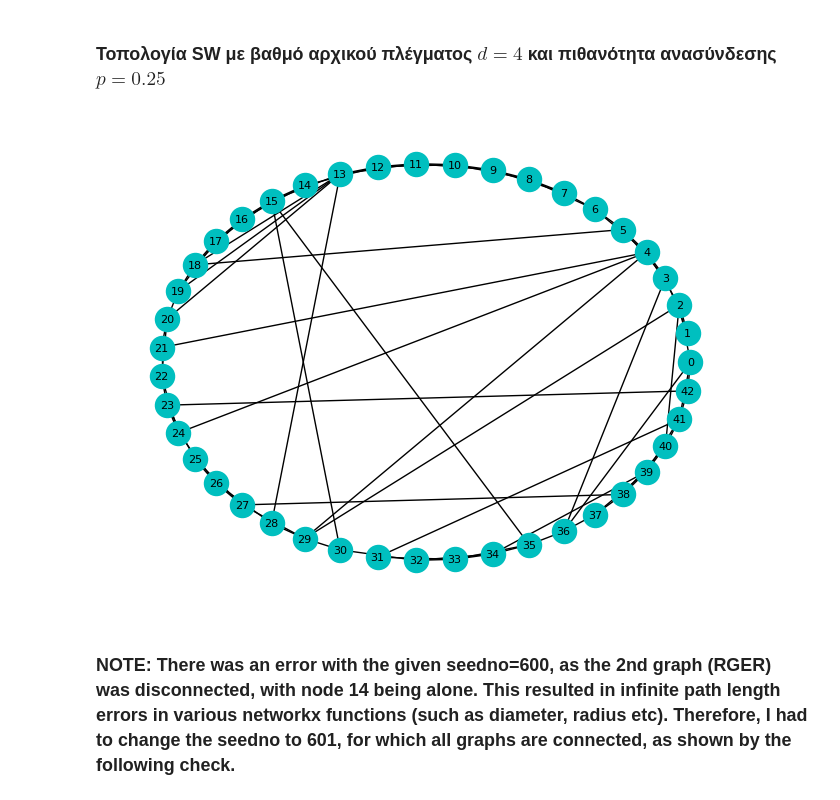
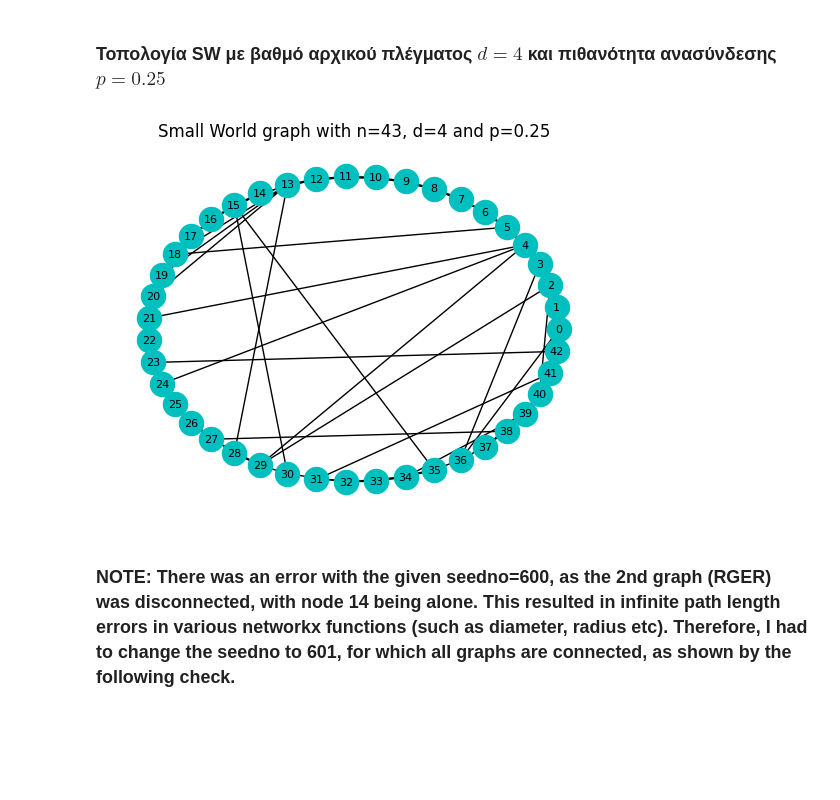
Before and after one commit to geokyr/ece-ntua-social-network-analysis, a Jupyter notebook: lab01/lab01.ipynb, the cells around one changed output. Cells and saved outputs as stored; diff of their text form; code cells hidden in the pictures; blank space fills up the shorter version.

```diff
--- a/lab01/lab01.ipynb
+++ b/lab01/lab01.ipynb
@@ -183,16 +187,17 @@ nx.draw_circular(SF, with_labels=True, node_color='c', node_size=300, font_size=
 # %%
 random.seed(seedno)
 n=43
 d=4
 p=0.25
 
 # για την κατασκευή του SW χρησιμοποιήστε την watts_strogatz_graph από το networkx
 SW=nx.watts_strogatz_graph(n, d, p, seed=seedno)
 
 # οπτικοποίηση: χρησιμοποιήστε την draw_circular από το networkx
+plt.title("Small World graph with n=43, d=4 and p=0.25")
 nx.draw_circular(SW, with_labels=True, node_color='c', node_size=300, font_size=8)
 # %% [output]
-[figure, old version]
+[figure, new version]
 # %% [markdown]
 ### NOTE: There was an error with the given seedno=600, as the 2nd graph (RGER) was disconnected, with node 14 being alone. This resulted in infinite path length errors in various networkx functions (such as diameter, radius etc). Therefore, I had to change the seedno to 601, for which all graphs are connected, as shown by the following check.
 # %%
```
Also changed, not shown: parts of 13 cells of this notebook.
